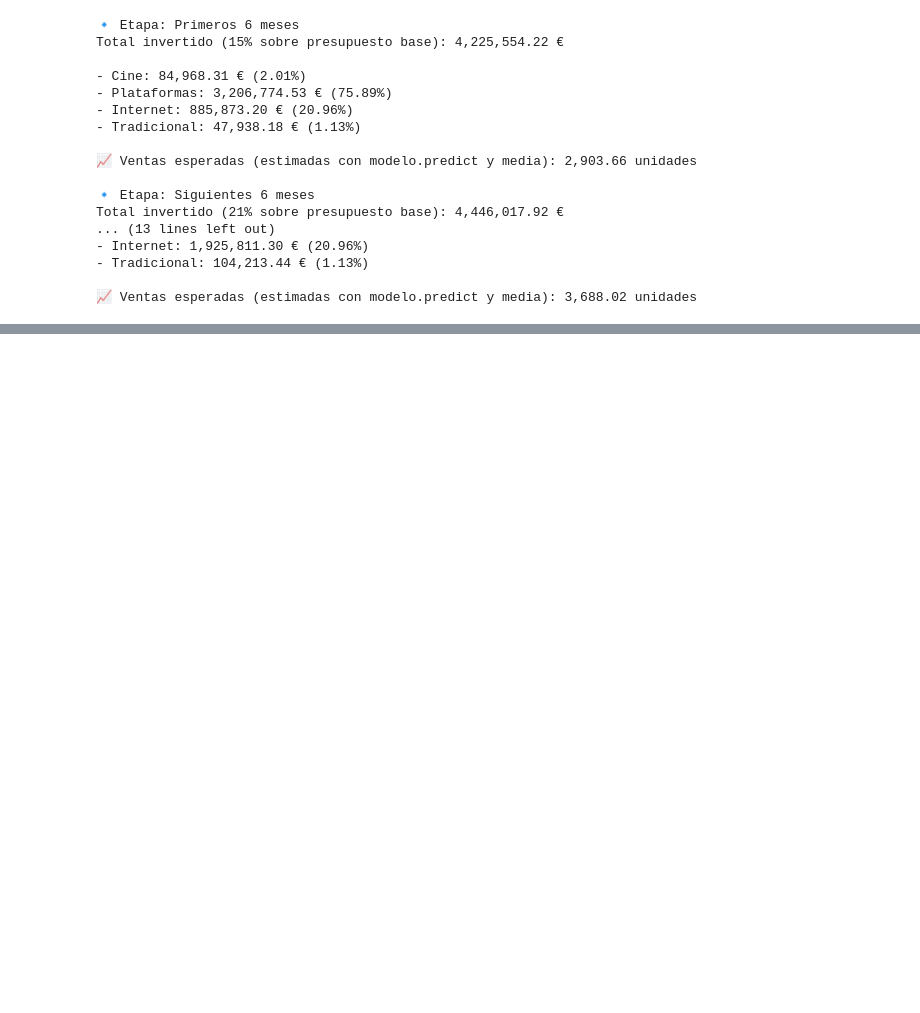
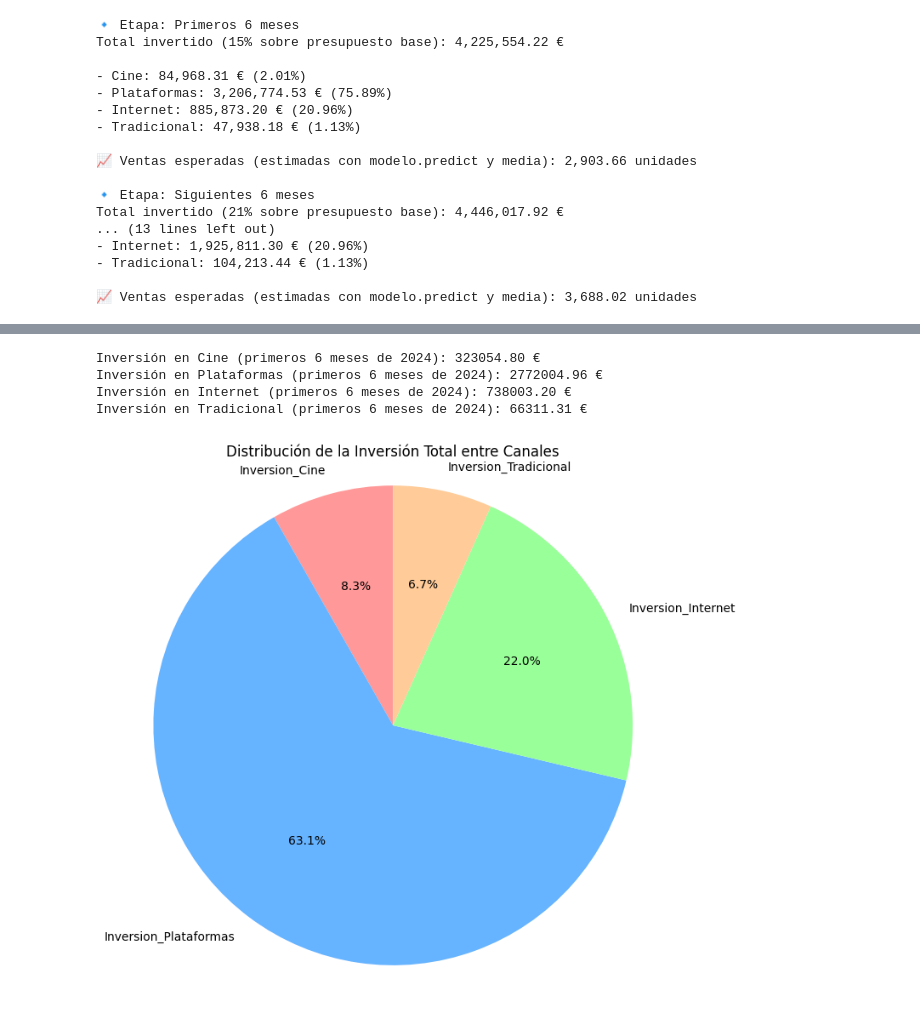
Before and after one commit to alejandromtnz/MMM, a Jupyter notebook: ggerger.ipynb, the cells around one changed output, grey strips where cells are left out. Saved outputs shown, nothing was run; the diff lists cells and outputs as text; code cells hidden in the pictures; blank space fills up the shorter version.

```diff
--- a/ggerger.ipynb
+++ b/ggerger.ipynb
@@ -587,0 +459,53 @@ Total invertido (21% sobre presupuesto base): 4,446,017.92 €
+# %%
+import pandas as pd
+
+# Cargar el archivo CSV
+df = pd.read_csv('datos_combinados.csv')
+
+# Convertir la columna de fechas a tipo datetime
+df['ID_Date'] = pd.to_datetime(df['ID_Date'])
+
+# Filtrar las filas correspondientes a los primeros 6 meses de 2024
+df_2024 = df[df['ID_Date'].dt.year == 2024]
+df_2024 = df_2024[df_2024['ID_Date'].dt.month >= 6]
+
+# Agrupar las variables relevantes
+df_2024['Inversion_Cine'] = df_2024['MMM05_INV_CINE']
+df_2024['Inversion_Plataformas'] = df_2024['MMM05_INV_PlataformasVideo']
+df_2024['Inversion_Internet'] = df_2024['MMM05_INV_INTERNET'] + df_2024['MMM05_INV_EXTERIOR']
+df_2024['Inversion_Tradicional'] = df_2024[['MMM05_INV_PRENSA', 'MMM05_INV_PRODUCCION', 'MMM05_INV_RADIO', 'MMM05_INV_REVISTAS']].sum(axis=1)
+
+# Sumar las inversiones de cada grupo
+total_inversion_cine = df_2024['Inversion_Cine'].sum()
+total_inversion_plataformas = df_2024['Inversion_Plataformas'].sum()
+total_inversion_internet = df_2024['Inversion_Internet'].sum()
+total_inversion_tradicional = df_2024['Inversion_Tradicional'].sum()
+
+# Mostrar las inversiones totales
+print(f"Inversión en Cine (primeros 6 meses de 2024): {total_inversion_cine:.2f} €")
+print(f"Inversión en Plataformas (primeros 6 meses de 2024): {total_inversion_plataformas:.2f} €")
+print(f"Inversión en Internet (primeros 6 meses de 2024): {total_inversion_internet:.2f} €")
+print(f"Inversión en Tradicional (primeros 6 meses de 2024): {total_inversion_tradicional:.2f} €")
+# %% [output]
+Inversión en Cine (primeros 6 meses de 2024): 323054.80 €
+Inversión en Plataformas (primeros 6 meses de 2024): 2772004.96 €
+Inversión en Internet (primeros 6 meses de 2024): 738003.20 €
+Inversión en Tradicional (primeros 6 meses de 2024): 66311.31 €
+# %%
+# Agrupar las variables relevantes
+df['Inversion_Cine'] = df['MMM05_INV_CINE']
+df['Inversion_Plataformas'] = df['MMM05_INV_PlataformasVideo']
+df['Inversion_Internet'] = df['MMM05_INV_INTERNET'] + df['MMM05_INV_EXTERIOR']
+df['Inversion_Tradicional'] = df[['MMM05_INV_PRENSA', 'MMM05_INV_PRODUCCION', 'MMM05_INV_RADIO', 'MMM05_INV_REVISTAS']].sum(axis=1)
+
+# Calcular la inversión total en cada tipo
+total_inversion = df[['Inversion_Cine', 'Inversion_Plataformas', 'Inversion_Internet', 'Inversion_Tradicional']].sum()
+
+# Gráfico de pastel
+plt.figure(figsize=(8, 8))
+plt.pie(total_inversion, labels=total_inversion.index, autopct='%1.1f%%', startangle=90, colors=['#ff9999','#66b3ff','#99ff99','#ffcc99'])
+plt.title('Distribución de la Inversión Total entre Canales')
+plt.axis('equal')  # Para que el gráfico sea circular
+plt.show()
+# %% [output]
+[figure, added]
```
Also changed, not shown: parts of 12 cells of this notebook.
